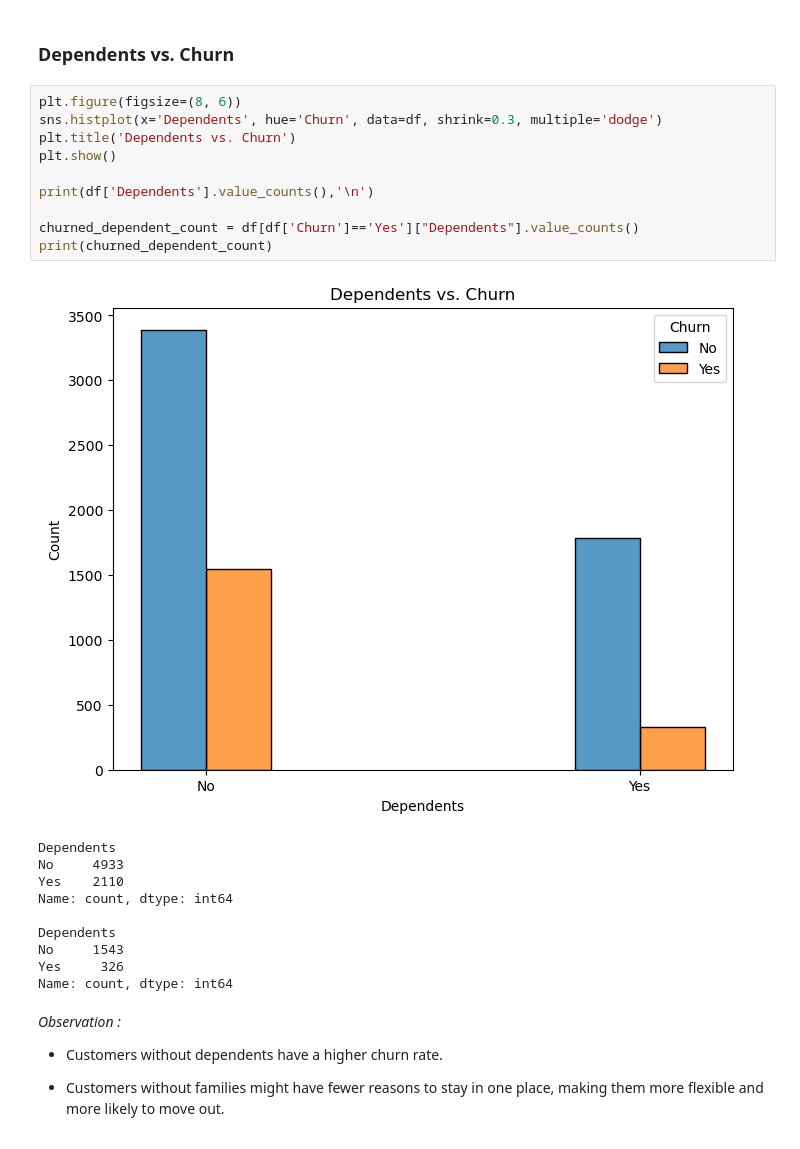
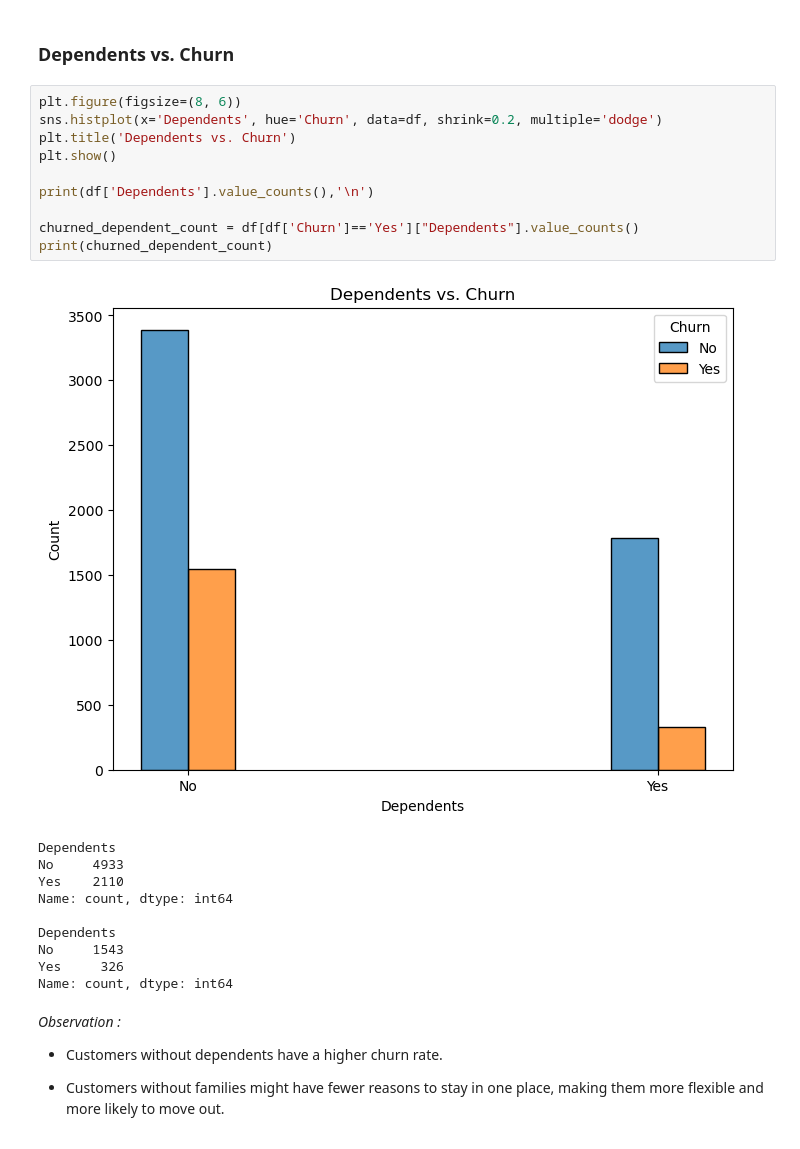
Before and after one commit to ManoharKonala/BootCamp_2K24, a Jupyter notebook: Customer Churn Analysis/Analysis_Customer_Churn.ipynb, the cells around one changed output. Drawn from its saved outputs; the diff is of its cells as text.

```diff
--- a/Customer Churn Analysis/Analysis_Customer_Churn.ipynb
+++ b/Customer Churn Analysis/Analysis_Customer_Churn.ipynb
@@ -435,16 +441,16 @@ Name: count, dtype: int64
 ### **Dependents vs. Churn**
 # %%
 plt.figure(figsize=(8, 6))
-sns.histplot(x='Dependents', hue='Churn', data=df, shrink=0.3, multiple='dodge')
+sns.histplot(x='Dependents', hue='Churn', data=df, shrink=0.2, multiple='dodge')
 plt.title('Dependents vs. Churn')
 plt.show()
 
 print(df['Dependents'].value_counts(),'\n')
 
 churned_dependent_count = df[df['Churn']=='Yes']["Dependents"].value_counts()
 print(churned_dependent_count)
 # %% [output]
-[figure, old version]
+[figure, new version]
 Dependents
 No     4933
 Yes    2110
```
Also changed, not shown: parts of 44 cells of this notebook.
